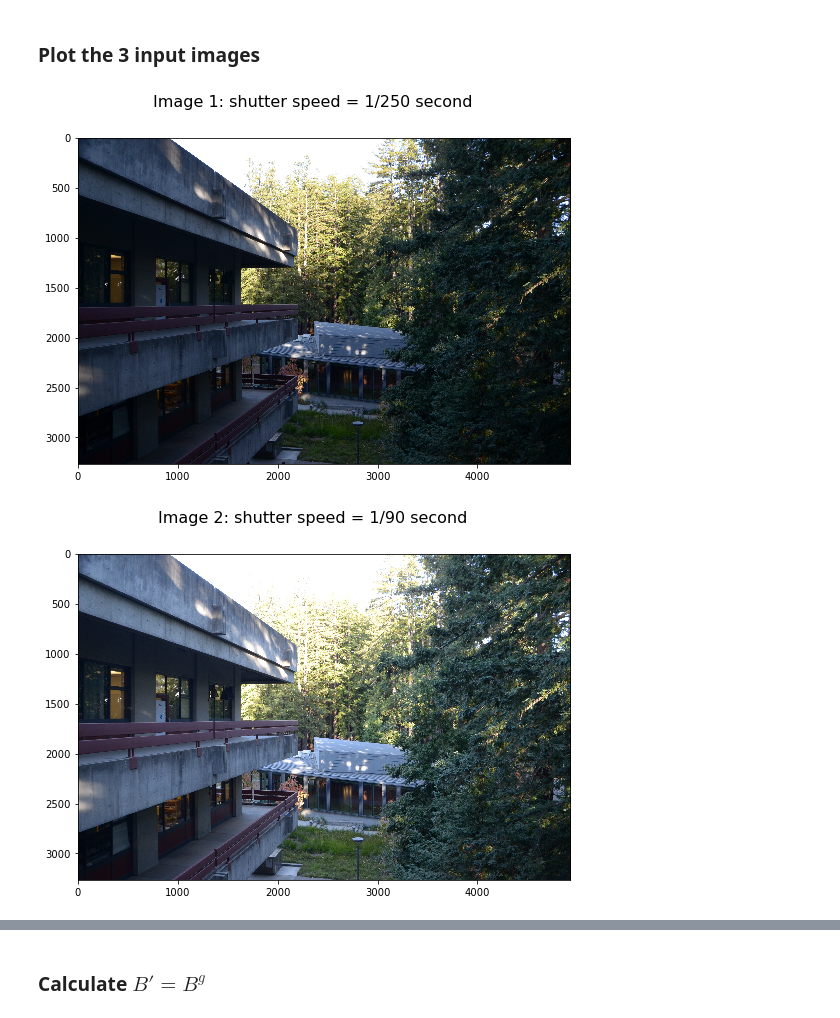
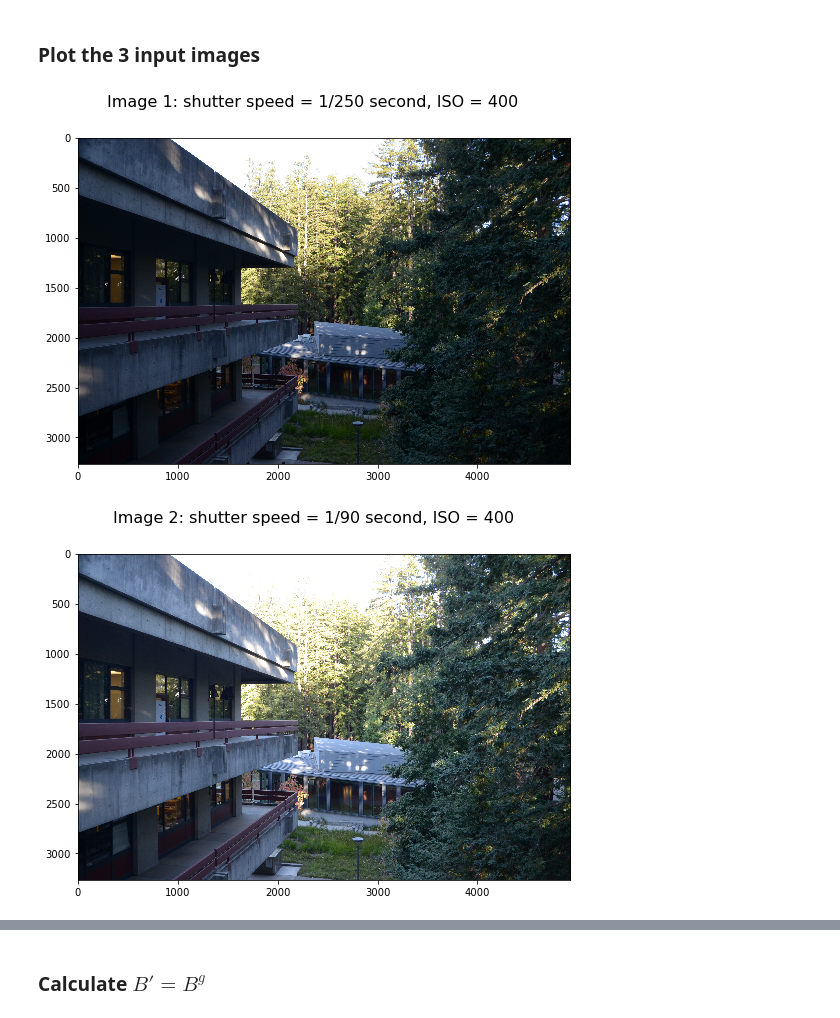
Before and after one commit to trungnguyencs/HDR-Imaging, a Jupyter notebook: HDR.ipynb, the cells around one changed output, grey strips where cells are left out. Drawn from its saved outputs; the diff is of its cells as text; code cells hidden in the pictures.

```diff
--- a/HDR.ipynb
+++ b/HDR.ipynb
@@ -54,11 +54,11 @@ im3 = cv2.imread(filelist[1])
 ### Plot the 3 input images
 # %%
 plt.figure(figsize=(12,6)); plt.imshow(cv2.cvtColor(im1, cv2.COLOR_BGR2RGB))
-plt.suptitle('Image 1: shutter speed = 1/250 second', fontsize=16) ; plt.show()
+plt.suptitle('Image 1: shutter speed = 1/250 second, ISO = 400', fontsize=16) ; plt.show()
 plt.figure(figsize=(12,6)); plt.imshow(cv2.cvtColor(im2, cv2.COLOR_BGR2RGB))
-plt.suptitle('Image 2: shutter speed = 1/90 second', fontsize=16) ; plt.show()
+plt.suptitle('Image 2: shutter speed = 1/90 second, ISO = 400', fontsize=16) ; plt.show()
 plt.figure(figsize=(12,6)); plt.imshow(cv2.cvtColor(im3, cv2.COLOR_BGR2RGB))
-plt.suptitle('Image 3: shutter speed = 1/20 second', fontsize=16) ; plt.show()
+plt.suptitle('Image 3: shutter speed = 1/20 second, ISO = 400', fontsize=16) ; plt.show()
 # %% [output]
-[figure, old version]
+[figure, new version]
-[figure, old version]
+[figure, new version]
```
Also changed, not shown: parts of 7 cells of this notebook, 1 other file.
